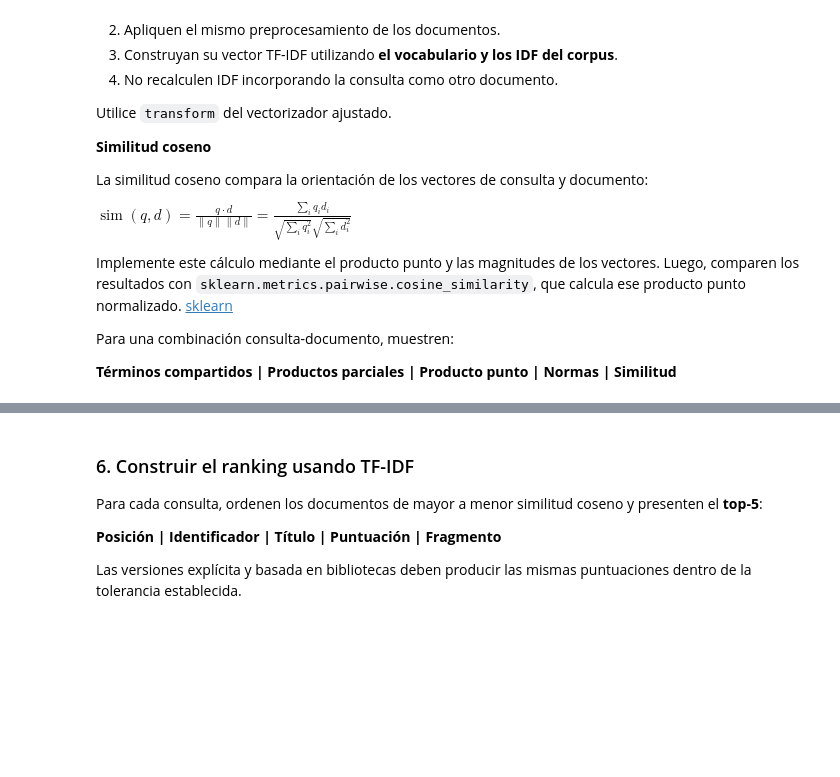
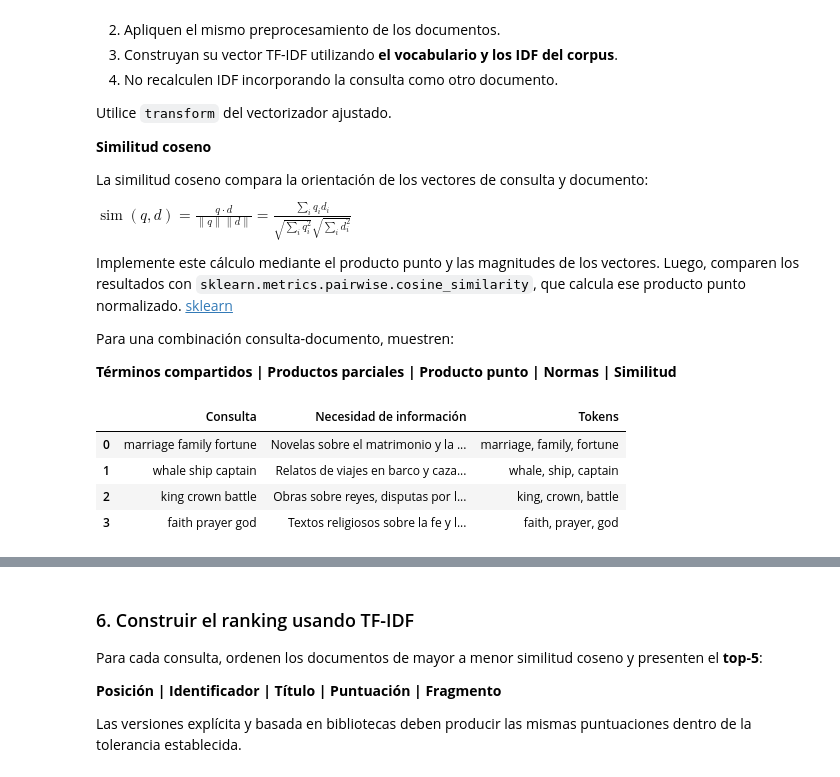
Before and after one commit to EstefanoCondoy/CondoyEstefano_IR_2026B, a Jupyter notebook: Deberes/03_vectorsearch_Condoy_Estéfano.ipynb, the cells around one changed output, grey strips where cells are left out. Saved outputs shown, nothing was run; the diff lists cells and outputs as text; code cells hidden in the pictures; blank space fills up the shorter version.

```diff
--- a/Deberes/03_vectorsearch_Condoy_Estéfano.ipynb
+++ b/Deberes/03_vectorsearch_Condoy_Estéfano.ipynb
@@ -270,3 +298,85 @@ Implemente este cálculo mediante el producto punto y las magnitudes de los vect
 Para una combinación consulta-documento, muestren:
 
 **Términos compartidos | Productos parciales | Producto punto | Normas | Similitud**
+# %%
+from sklearn.metrics.pairwise import cosine_similarity
+
+# Aquí defino cuatro consultas y anoto qué espera encontrar el usuario.
+consultas = {
+    "marriage family fortune": "Novelas sobre el matrimonio y la riqueza familiar.",
+    "whale ship captain": "Relatos de viajes en barco y caza de ballenas.",
+    "king crown battle": "Obras sobre reyes, disputas por la corona y batallas.",
+    "faith prayer god": "Textos religiosos sobre la fe y la oración.",
+}
+tokens_consultas = {consulta: tokenizar(consulta) for consulta in consultas}
+display(pd.DataFrame([
+    {
+        "Consulta": consulta,
+        "Necesidad de información": necesidad,
+        "Tokens": ", ".join(tokens_consultas[consulta]),
+    }
+    for consulta, necesidad in consultas.items()
+]))
+
+# Aquí represento cada consulta con el vocabulario y los IDF ya calculados.
+def vector_consulta(tokens):
+    vector = np.zeros(len(vocabulario))
+    for termino, tf in calcular_tf(tokens).items():
+        if termino in columnas:
+            vector[columnas[termino]] = calcular_peso(tf, idf_corpus[termino])
+    return vector
+
+consultas_manual = np.array([
+    vector_consulta(tokens_consultas[consulta]) for consulta in consultas
+])
+# Aquí uso transform porque el vectorizador ya fue ajustado con el corpus.
+consultas_sklearn = vectorizador.transform(list(consultas))
+np.testing.assert_allclose(
+    consultas_manual, consultas_sklearn.toarray(), atol=TOLERANCIA, rtol=0
+)
+
+# Aquí calculo los productos punto y divido cada uno por el producto de las normas.
+def coseno_manual(vectores_consulta, matriz_documentos):
+    productos_punto = vectores_consulta @ matriz_documentos.T
+    normas_consulta = np.linalg.norm(vectores_consulta, axis=1)
+    normas_documentos = np.linalg.norm(matriz_documentos, axis=1)
+    denominador = normas_consulta[:, None] * normas_documentos[None, :]
+    # Aquí dejo similitud cero cuando una consulta o documento tiene norma cero.
+    return np.divide(
+        productos_punto, denominador,
+        out=np.zeros_like(productos_punto), where=denominador != 0
+    )
+
+puntuaciones_manual = coseno_manual(consultas_manual, tfidf_manual)
+puntuaciones_sklearn = cosine_similarity(consultas_sklearn, tfidf_sklearn)
+np.testing.assert_allclose(
+    puntuaciones_manual, puntuaciones_sklearn, atol=TOLERANCIA, rtol=0
+)
+diferencia_coseno = np.max(np.abs(puntuaciones_manual - puntuaciones_sklearn))
+print(f"Máxima diferencia absoluta de coseno: {diferencia_coseno:.3e}")
+
+# Aquí desgloso la primera consulta con el documento de mayor puntuación.
+primera_consulta = next(iter(consultas))
+indice_doc = int(puntuaciones_manual[0].argmax())
+vector_q = consultas_manual[0]
+vector_d = tfidf_manual[indice_doc]
+comunes = np.flatnonzero((vector_q > 0) & (vector_d > 0))
+print(f"Consulta: {primera_consulta!r} | Documento: {ids_documentos[indice_doc]}")
+display(pd.DataFrame({
+    "Términos compartidos": [vocabulario[i] for i in comunes],
+    "Peso en consulta": vector_q[comunes],
+    "Peso en documento": vector_d[comunes],
+    "Productos parciales": vector_q[comunes] * vector_d[comunes],
+}))
+display(pd.DataFrame([{
+    "Producto punto": np.dot(vector_q, vector_d),
+    "Norma de la consulta": np.linalg.norm(vector_q),
+    "Norma del documento": np.linalg.norm(vector_d),
+    "Similitud": puntuaciones_manual[0, indice_doc],
+}]))
+# %% [output]
+|  | Consulta | Necesidad de información | Tokens |
+| 0 | marriage family fortune | Novelas sobre el matrimonio y la ... | marriage, family, fortune |
+| 1 | whale ship captain | Relatos de viajes en barco y caza... | whale, ship, captain |
+| 2 | king crown battle | Obras sobre reyes, disputas por l... | king, crown, battle |
+| 3 | faith prayer god | Textos religiosos sobre la fe y l... | faith, prayer, god |
```
Also changed, not shown: parts of 4 cells of this notebook.
